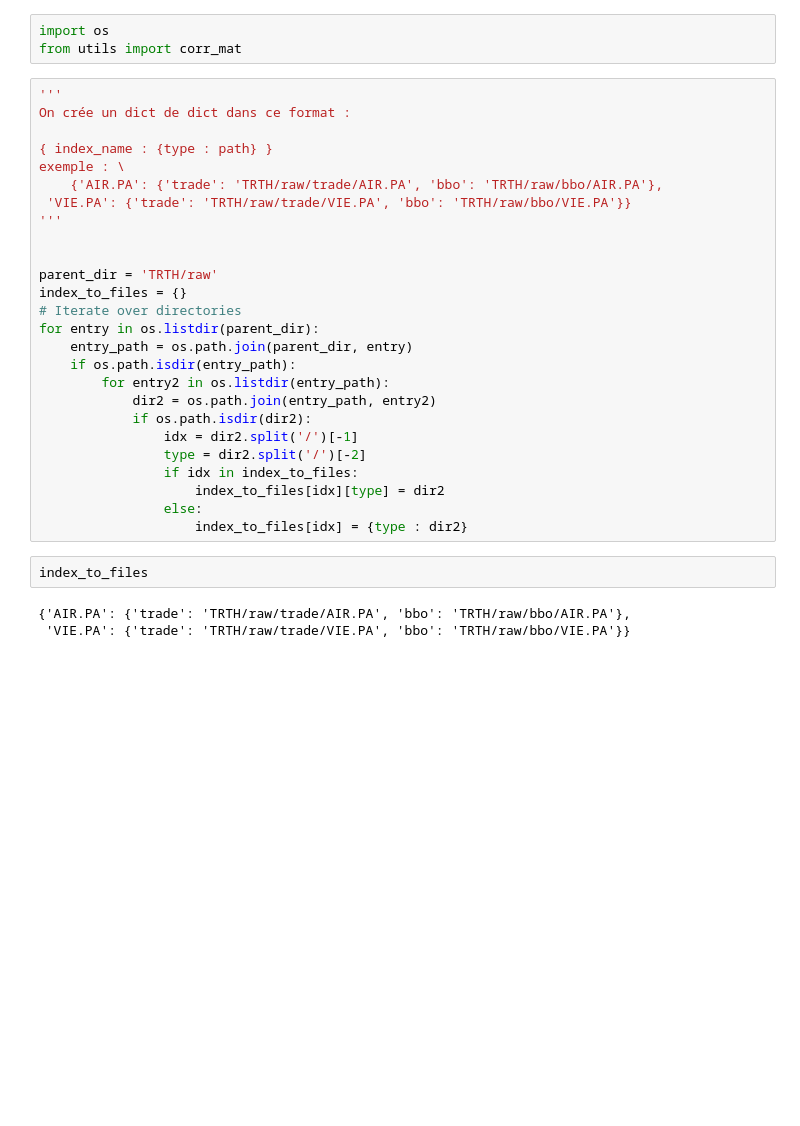
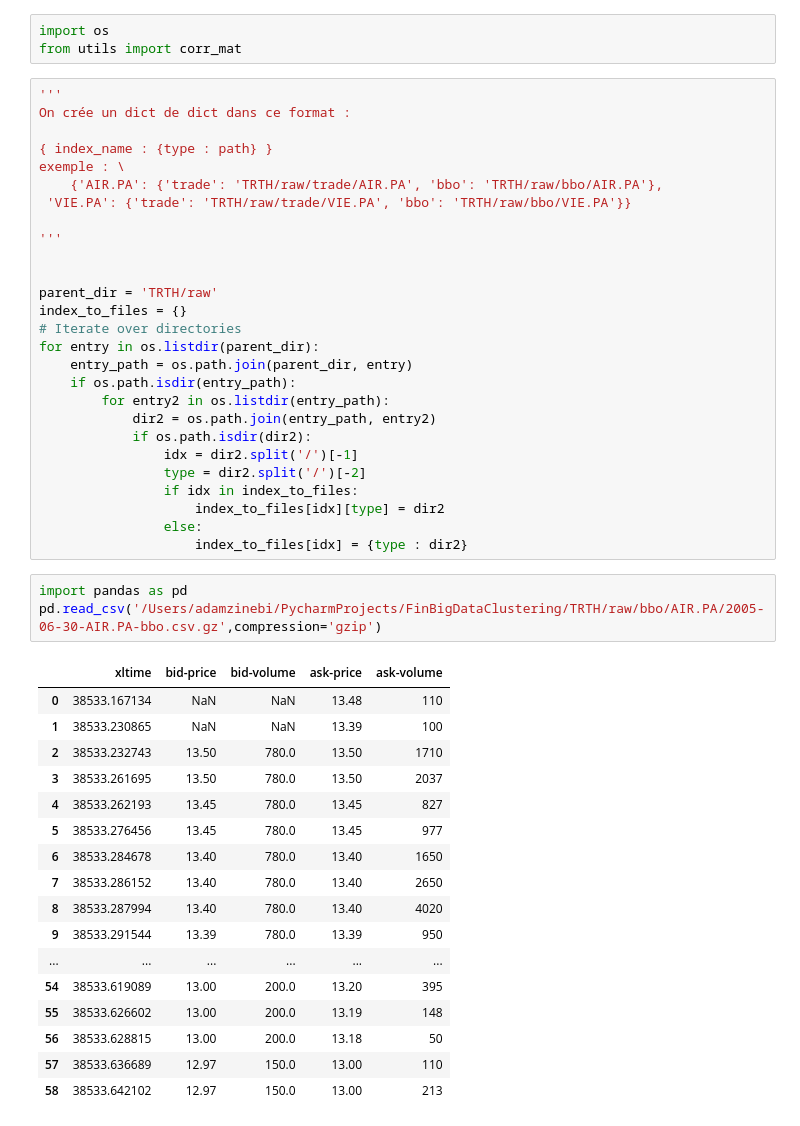
Before and after one commit to AdamZinebii/Intraday-Market-Activity-Clustering, a Jupyter notebook: datanalysis.ipynb, the cells around one changed output. Drawn from its saved outputs; the diff is of its cells as text; blank space fills up the shorter version.

```diff
--- a/datanalysis.ipynb
+++ b/datanalysis.ipynb
@@ -9,6 +9,7 @@ On crée un dict de dict dans ce format :
 exemple : \
     {'AIR.PA': {'trade': 'TRTH/raw/trade/AIR.PA', 'bbo': 'TRTH/raw/bbo/AIR.PA'},
  'VIE.PA': {'trade': 'TRTH/raw/trade/VIE.PA', 'bbo': 'TRTH/raw/bbo/VIE.PA'}}
+
 '''
 
 
@@ -28,7 +29,23 @@ for entry in os.listdir(parent_dir):
                 else:
                     index_to_files[idx] = {type : dir2}
 # %%
-index_to_files
+import pandas as pd
+pd.read_csv('/Users/adamzinebi/PycharmProjects/FinBigDataClustering/TRTH/raw/bbo/AIR.PA/2005-06-30-AIR.PA-bbo.csv.gz',compression='gzip')
 # %% [output]
-{'AIR.PA': {'trade': 'TRTH/raw/trade/AIR.PA', 'bbo': 'TRTH/raw/bbo/AIR.PA'},
- 'VIE.PA': {'trade': 'TRTH/raw/trade/VIE.PA', 'bbo': 'TRTH/raw/bbo/VIE.PA'}}
+|  | xltime | bid-price | bid-volume | ask-price | ask-volume |
+| 0 | 38533.167134 | NaN | NaN | 13.48 | 110 |
+| 1 | 38533.230865 | NaN | NaN | 13.39 | 100 |
+| 2 | 38533.232743 | 13.50 | 780.0 | 13.50 | 1710 |
+| 3 | 38533.261695 | 13.50 | 780.0 | 13.50 | 2037 |
+| 4 | 38533.262193 | 13.45 | 780.0 | 13.45 | 827 |
+| 5 | 38533.276456 | 13.45 | 780.0 | 13.45 | 977 |
+| 6 | 38533.284678 | 13.40 | 780.0 | 13.40 | 1650 |
+| 7 | 38533.286152 | 13.40 | 780.0 | 13.40 | 2650 |
+| 8 | 38533.287994 | 13.40 | 780.0 | 13.40 | 4020 |
+| 9 | 38533.291544 | 13.39 | 780.0 | 13.39 | 950 |
+| ... | ... | ... | ... | ... | ... |
+| 54 | 38533.619089 | 13.00 | 200.0 | 13.20 | 395 |
+| 55 | 38533.626602 | 13.00 | 200.0 | 13.19 | 148 |
+| 56 | 38533.628815 | 13.00 | 200.0 | 13.18 | 50 |
+| 57 | 38533.636689 | 12.97 | 150.0 | 13.00 | 110 |
+| 58 | 38533.642102 | 12.97 | 150.0 | 13.00 | 213 |
```
Also changed, not shown: parts of 2 cells of this notebook, 1 other file.
